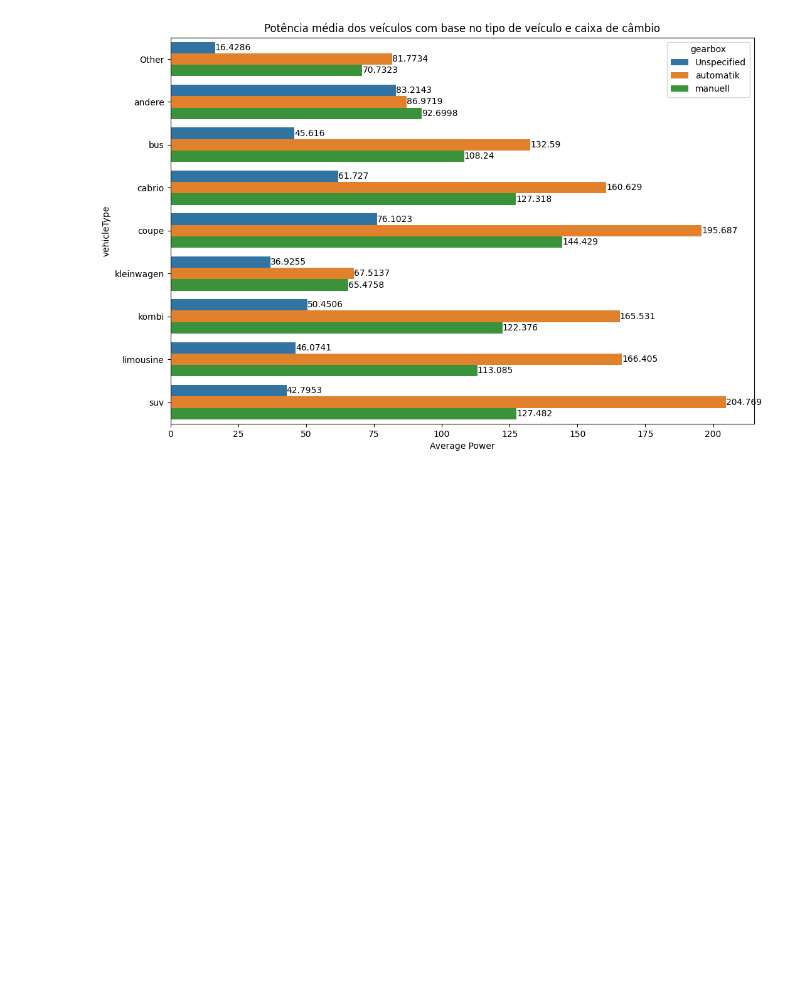
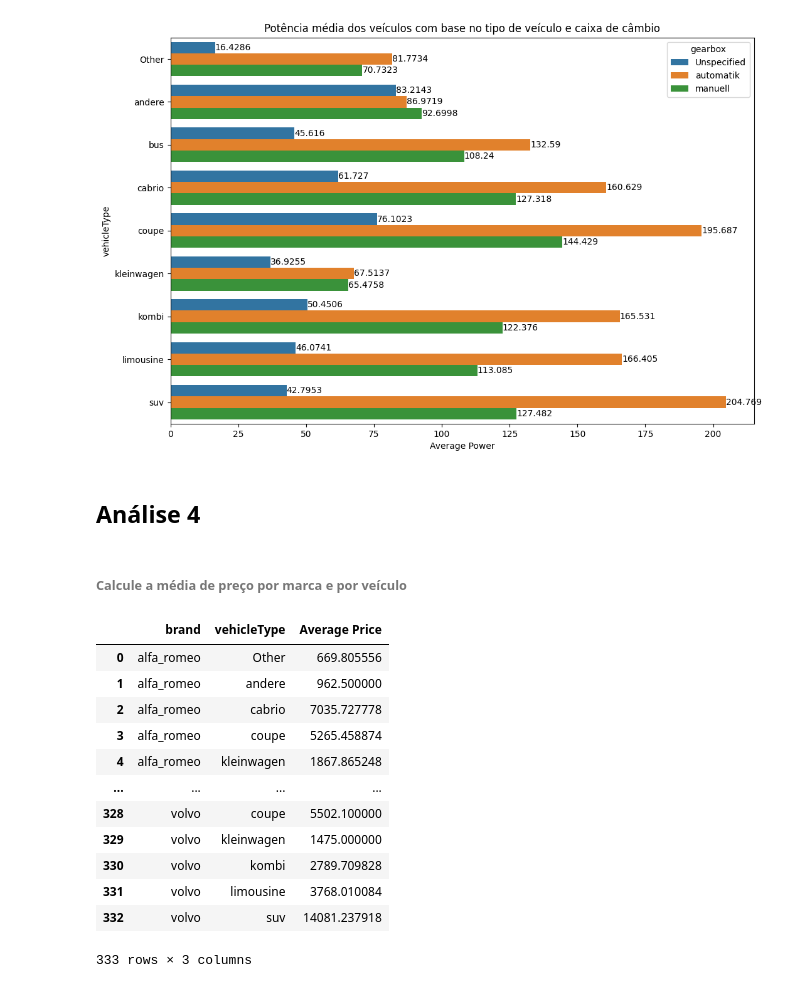
Before and after one commit to jllcen2011/Python_Fundamentos_para_Analise_de_Dados, a Jupyter notebook: 03 - MiniProjetoCap09/MiniProjetoCap09.ipynb, the cells around one changed output. Drawn from its saved outputs; the diff is of its cells as text; code cells hidden in the pictures; blank space fills up the shorter version.

```diff
--- a/03 - MiniProjetoCap09/MiniProjetoCap09.ipynb
+++ b/03 - MiniProjetoCap09/MiniProjetoCap09.ipynb
@@ -192,3 +196,26 @@ for i in ay.containers:
     ay.bar_label(i,)
 # %% [output]
 [figure]
+# %% [markdown]
+## Análise 4
+# %% [markdown]
+###### Calcule a média de preço por marca e por veículo
+# %%
+df5 = df.groupby(["brand","vehicleType"])["price"].mean()
+df5 = df5.reset_index()
+df5.rename(columns = {'price':'Average Price'}, inplace = True)
+df5
+# %% [output]
+|  | brand | vehicleType | Average Price |
+| 0 | alfa_romeo | Other | 669.805556 |
+| 1 | alfa_romeo | andere | 962.500000 |
+| 2 | alfa_romeo | cabrio | 7035.727778 |
+| 3 | alfa_romeo | coupe | 5265.458874 |
+| 4 | alfa_romeo | kleinwagen | 1867.865248 |
+| ... | ... | ... | ... |
+| 328 | volvo | coupe | 5502.100000 |
+| 329 | volvo | kleinwagen | 1475.000000 |
+| 330 | volvo | kombi | 2789.709828 |
+| 331 | volvo | limousine | 3768.010084 |
+| 332 | volvo | suv | 14081.237918 |
+333 rows × 3 columns
```
Also changed, not shown: parts of 5 cells of this notebook.
